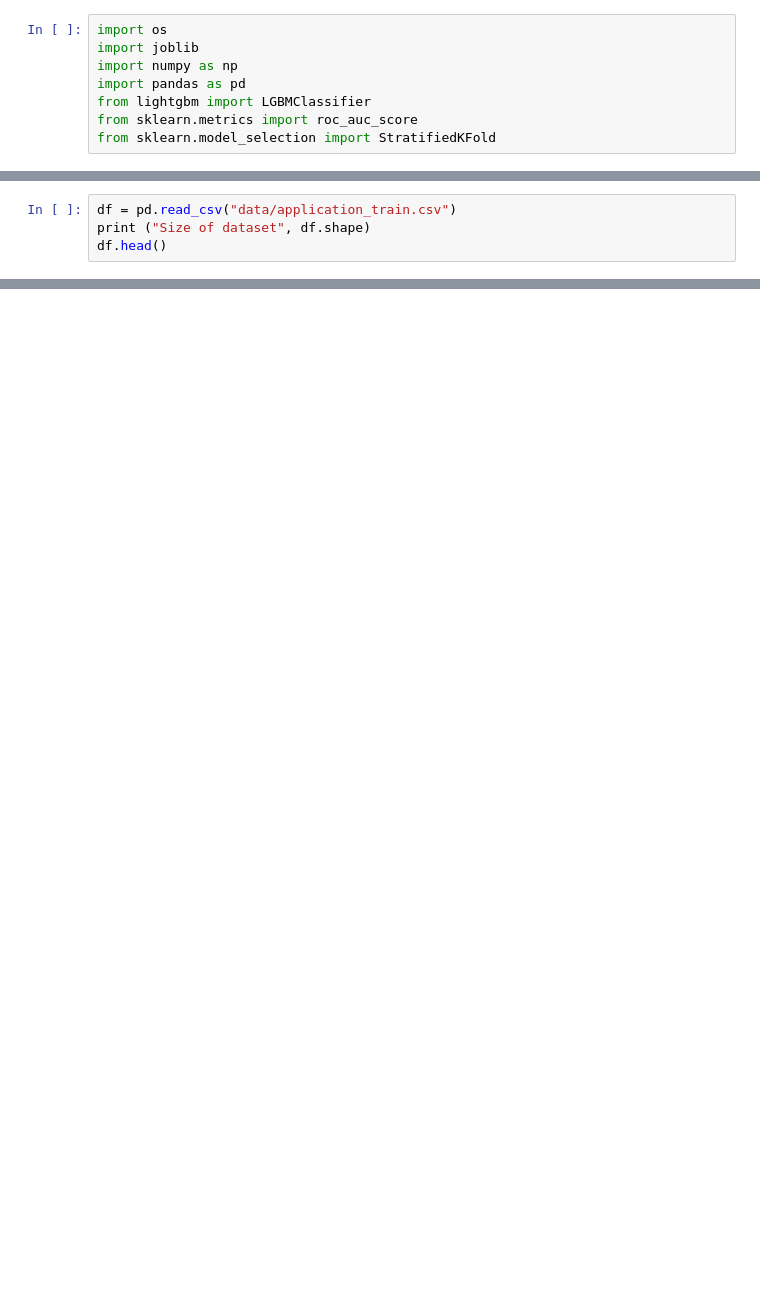
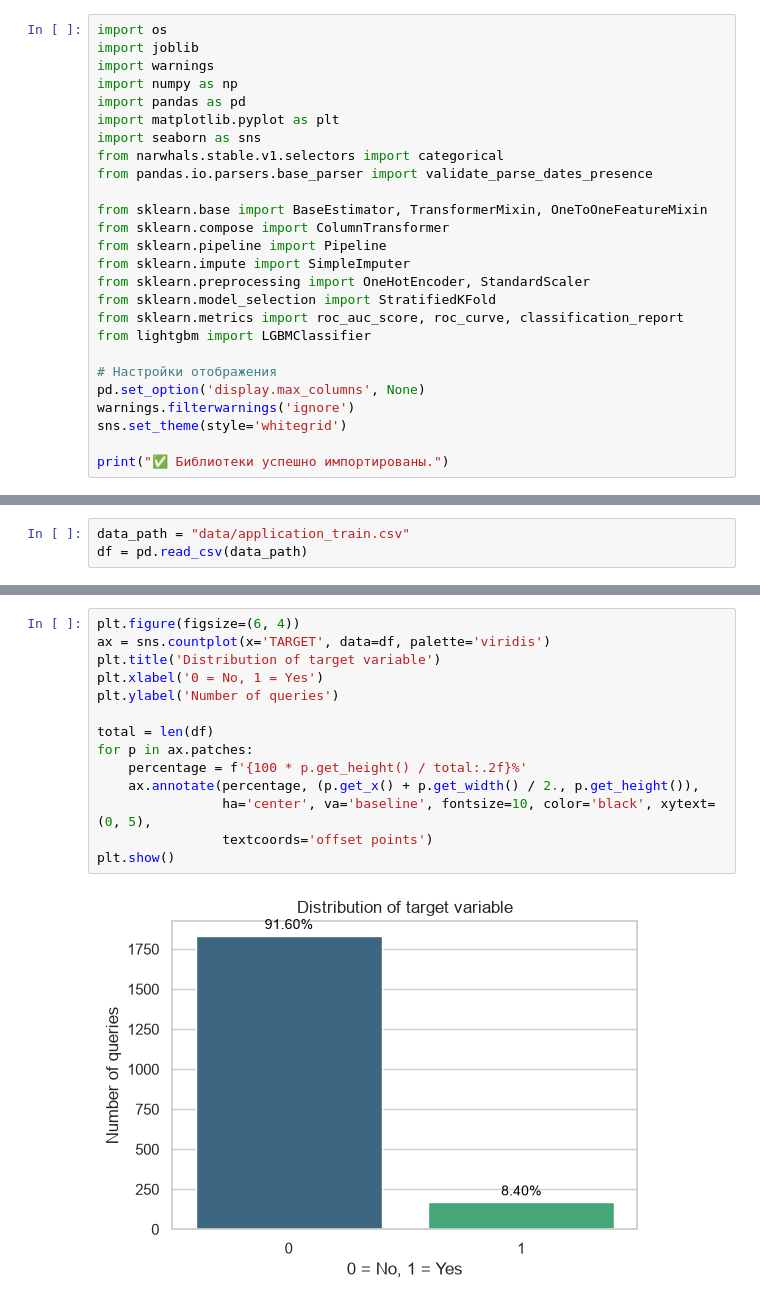
Before and after one commit to Klim783/Credit_scoring, a Jupyter notebook: eda_and_train.ipynb, the cells around one changed output, grey strips where cells are left out. Saved outputs shown, nothing was run; the diff lists cells and outputs as text; blank space fills up the shorter version.

Commit message:
added train file

```diff
--- a/eda_and_train.ipynb
+++ b/eda_and_train.ipynb
@@ -1,8 +3,26 @@
 # %%
 import os
 import joblib
+import warnings
 import numpy as np
 import pandas as pd
+import matplotlib.pyplot as plt
+import seaborn as sns
+from narwhals.stable.v1.selectors import categorical
+from pandas.io.parsers.base_parser import validate_parse_dates_presence
+
+from sklearn.base import BaseEstimator, TransformerMixin, OneToOneFeatureMixin
+from sklearn.compose import ColumnTransformer
+from sklearn.pipeline import Pipeline
+from sklearn.impute import SimpleImputer
+from sklearn.preprocessing import OneHotEncoder, StandardScaler
+from sklearn.model_selection import StratifiedKFold
+from sklearn.metrics import roc_auc_score, roc_curve, classification_report
 from lightgbm import LGBMClassifier
-from sklearn.metrics import roc_auc_score
-from sklearn.model_selection import StratifiedKFold
+
+# Настройки отображения
+pd.set_option('display.max_columns', None)
+warnings.filterwarnings('ignore')
+sns.set_theme(style='whitegrid')
+
+print("✅ Библиотеки успешно импортированы.")
@@ -9,4 +31,3 @@ from sklearn.model_selection import StratifiedKFold
 # %%
-df = pd.read_csv("data/application_train.csv")
-print ("Size of dataset", df.shape)
-df.head()
+data_path = "data/application_train.csv"
+df = pd.read_csv(data_path)
@@ -21,0 +73,16 @@ Size of dataset (2000, 23)
+# %%
+plt.figure(figsize=(6, 4))
+ax = sns.countplot(x='TARGET', data=df, palette='viridis')
+plt.title('Distribution of target variable')
+plt.xlabel('0 = No, 1 = Yes')
+plt.ylabel('Number of queries')
+
+total = len(df)
+for p in ax.patches:
+    percentage = f'{100 * p.get_height() / total:.2f}%'
+    ax.annotate(percentage, (p.get_x() + p.get_width() / 2., p.get_height()),
+                ha='center', va='baseline', fontsize=10, color='black', xytext=(0, 5),
+                textcoords='offset points')
+plt.show()
+# %% [output]
+[figure, added]
```
Also changed, not shown: parts of 20 cells of this notebook.
